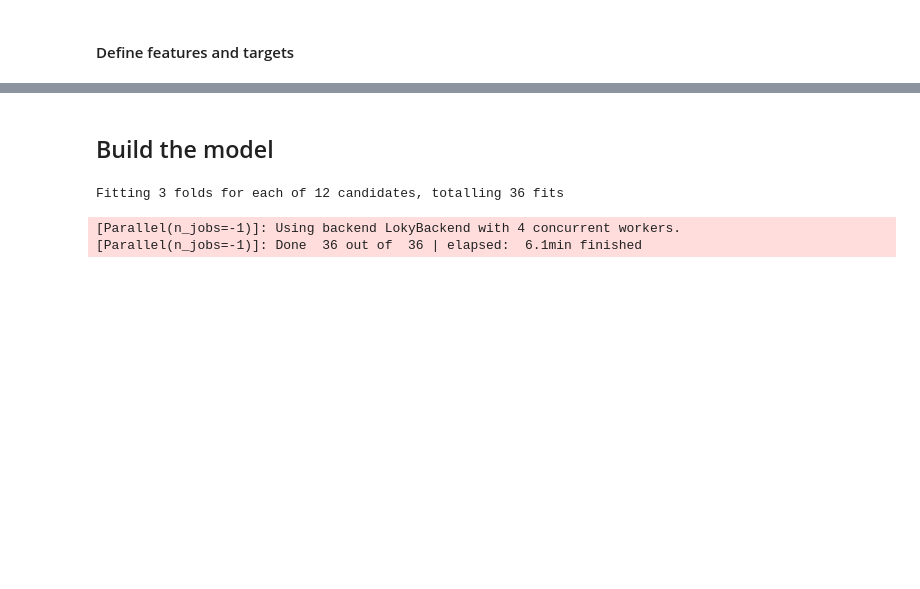
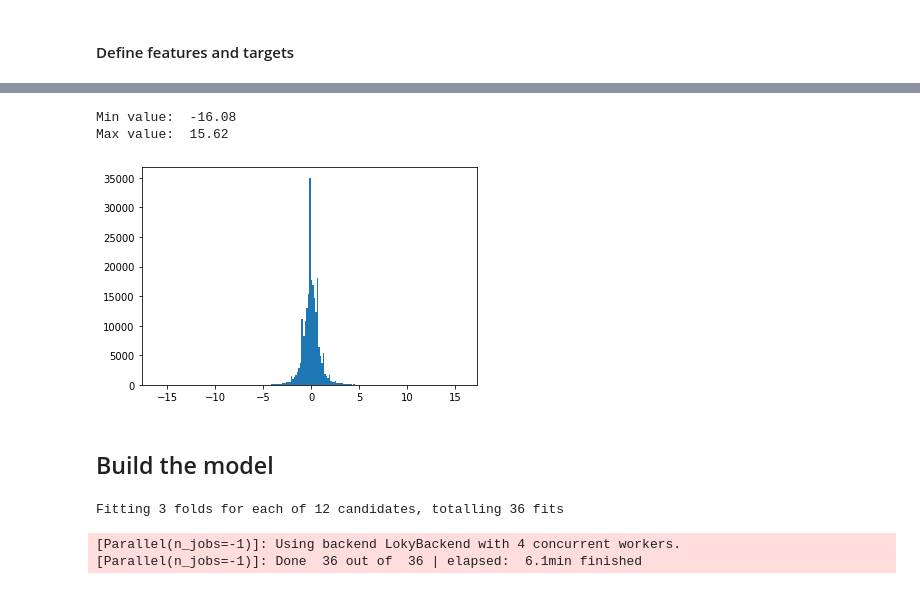
Before and after one commit to ThiagoMartinsThome/TFM, a Jupyter notebook: ExtratreeRegressor_model.ipynb, the cells around one changed output, grey strips where cells are left out. Drawn from its saved outputs; the diff is of its cells as text; code cells hidden in the pictures; blank space fills up the shorter version.

```diff
--- a/ExtratreeRegressor_model.ipynb
+++ b/ExtratreeRegressor_model.ipynb
@@ -116,3 +105,11 @@ Max value:  50.8
+# %%
+print('Min value: ', round(y_train_scaled.min(),2))
+print('Max value: ', round(y_train_scaled.max(),2))
+plt.hist(y_train_scaled, bins=200);
+# %% [output]
+Min value:  -16.08
+Max value:  15.62
+[figure, added]
 # %% [markdown]
 ## Build the model
 # %%
```
Also changed, not shown: parts of 9 cells of this notebook.
